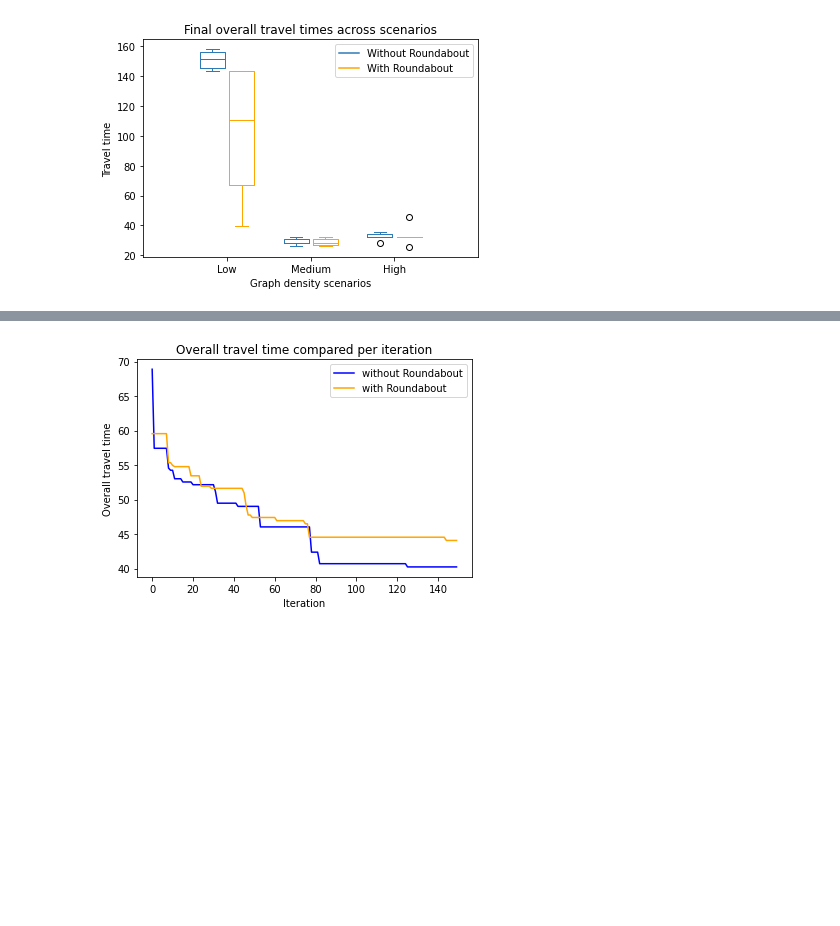
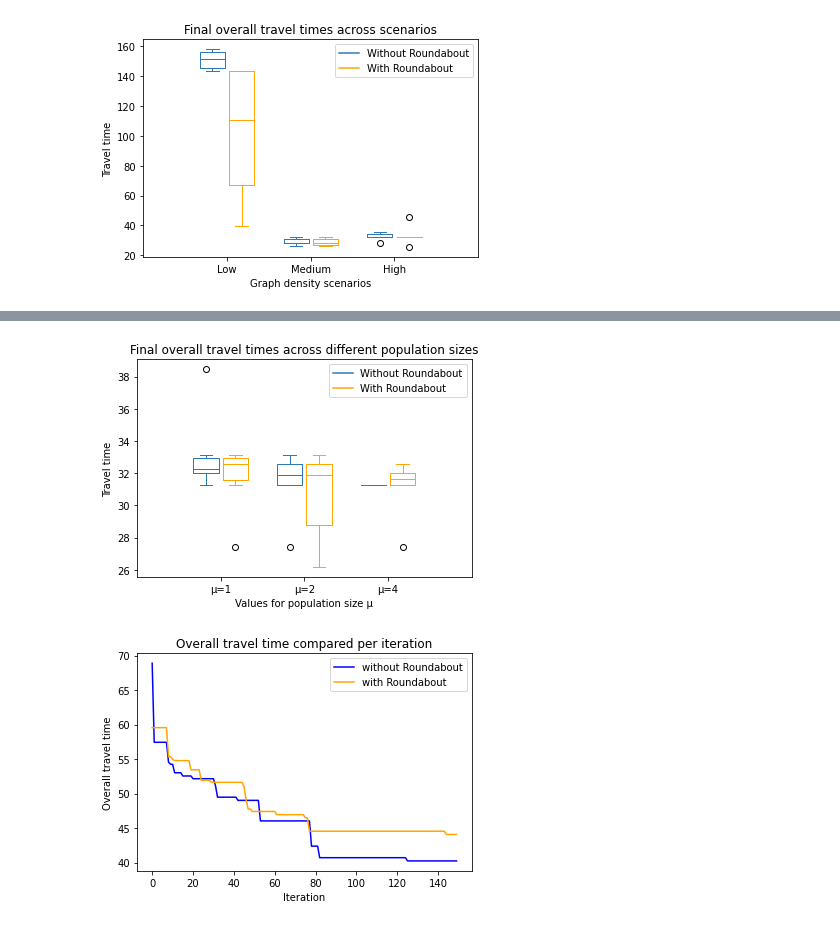
Before and after one commit to Thomaskolb/NaCo, a Jupyter notebook: traffic_congestion/Traffic.ipynb, the cells around one changed output, grey strips where cells are left out. Cells and saved outputs as stored; diff of their text form; code cells hidden in the pictures; blank space fills up the shorter version.

```diff
--- a/traffic_congestion/Traffic.ipynb
+++ b/traffic_congestion/Traffic.ipynb
@@ -908,3 +959,40 @@ plt.savefig('boxplots.png')
+# %%
+tt_without = [mu1_tts_without[:,-1], mu2_tts_without[:,-1], mu4_tts_without[:,-1]]
+tt_with = [mu1_tts_with[:,-1], mu2_tts_with[:,-1], mu4_tts_with[:,-1]]
+
+ticks = ['μ=1', 'μ=2', 'μ=4']
+
+without_plot = plt.boxplot(tt_without, positions=np.array(np.arange(len(tt_without))*2.0-0.35), widths=0.6)
+with_plot = plt.boxplot(tt_with, positions=np.array(np.arange(len(tt_with))*2.0+0.35), widths=0.6)
+
+
+def define_box_properties(plot_name, color_code, label):
+    for k, v in plot_name.items():
+        plt.setp(plot_name.get(k), color=color_code)
+
+    # use plot function to draw a small line to name the legend.
+    plt.plot([], c=color_code, label=label)
+    plt.legend()
+
+
+# setting colors for each groups
+define_box_properties(without_plot, '#2C7BB6', 'Without Roundabout')
+define_box_properties(with_plot, 'orange', 'With Roundabout')
+
+# set the x label values
+plt.xticks(np.arange(0, len(ticks) * 2, 2), ticks)
+
+# set the limit for x axis
+plt.xlim(-2, len(ticks)*2)
+plt.ylabel('Travel time')
+plt.xlabel('Values for population size μ')
+
+
+# set the title
+plt.title('Final overall travel times across different population sizes')
+plt.savefig('boxplots_mu.png')
+# %% [output]
+[figure, added]
 # %%
 x = range(len(without_tt_mean))
 
```
Also changed, not shown: parts of 3 cells of this notebook, 2 other files.
